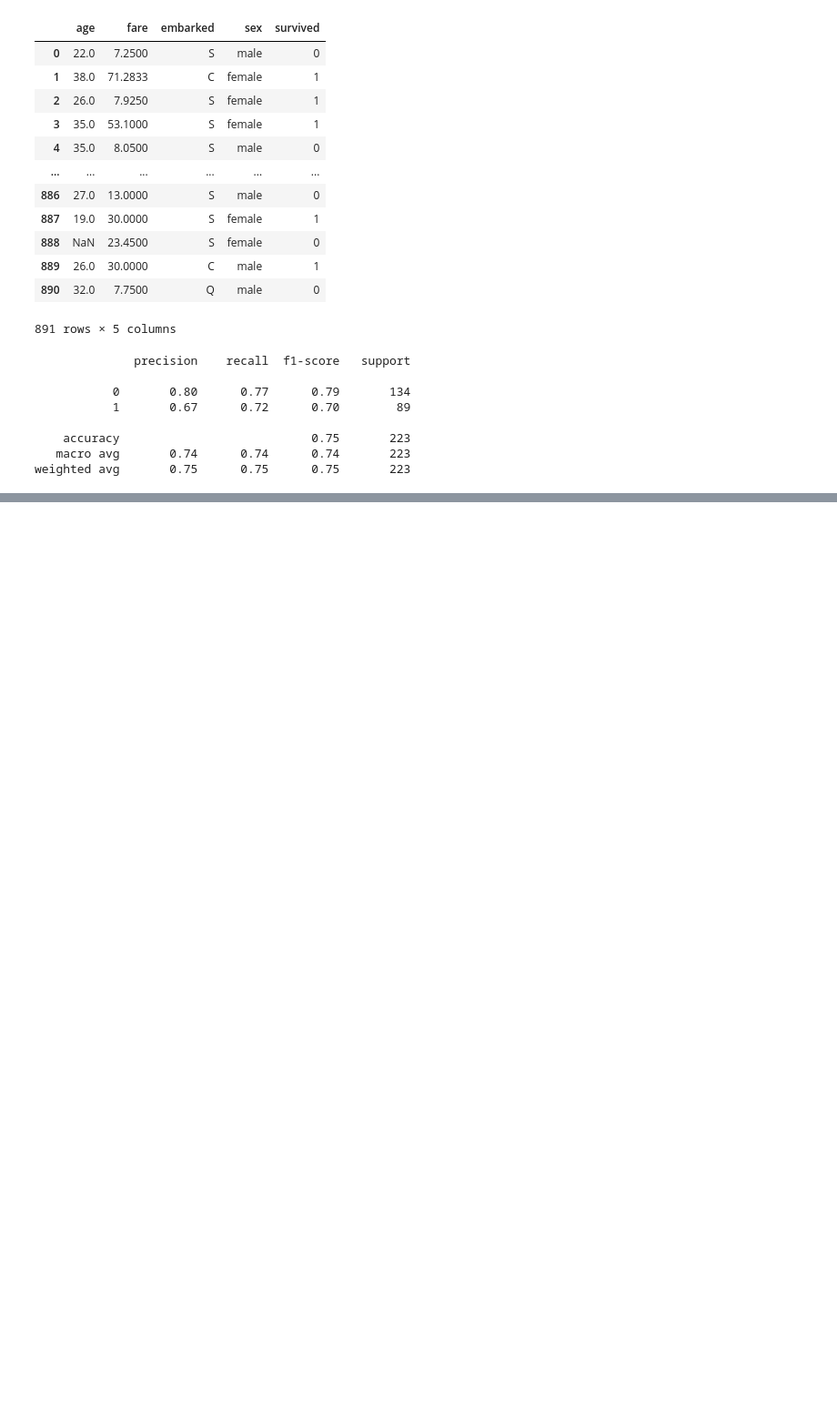
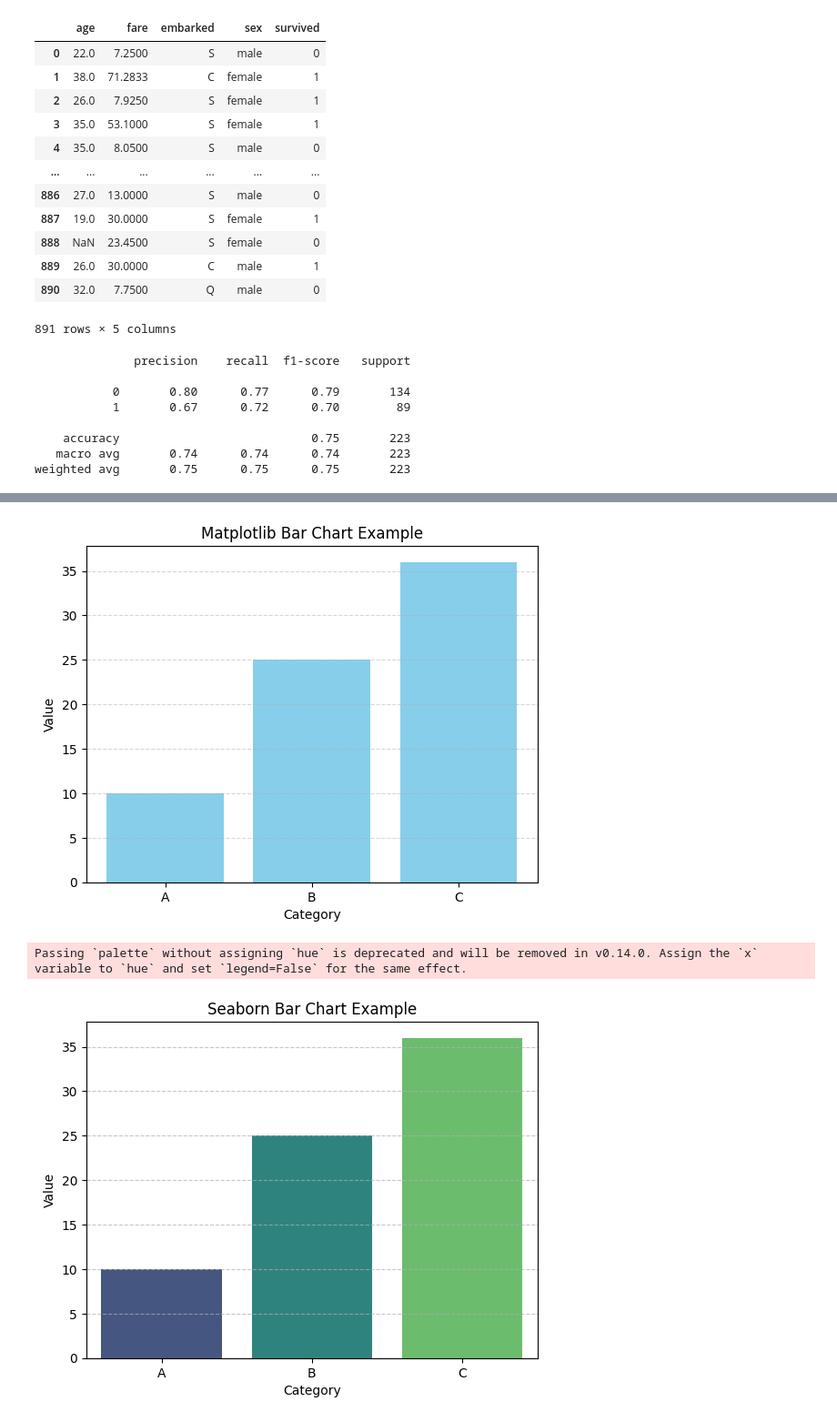
Before and after one commit to Midaso2/project-one, a Jupyter notebook: pandaRecap.ipynb, the cells around one changed output, grey strips where cells are left out. Shown at 91% size. Drawn from its saved outputs; the diff is of its cells as text; code cells hidden in the pictures; blank space fills up the shorter version.

```diff
--- a/pandaRecap.ipynb
+++ b/pandaRecap.ipynb
@@ -610,0 +763,34 @@ weighted avg       0.75      0.75      0.75       223
+# %%
+#Static	Stylish	Statistical plots built on Matplotlib
+import pandas as pd
+import matplotlib.pyplot as plt
+import seaborn as sns
+import plotly.express as px
+
+# Simple sample data
+data = pd.DataFrame({
+    'Category': ['A', 'B', 'C'],
+    'Value': [10, 25, 36]
+})
+
+# Matplotlib
+plt.bar(data['Category'], data['Value'], color='skyblue')
+plt.title('Matplotlib Bar Chart Example')
+plt.xlabel('Category')
+plt.ylabel('Value')
+plt.grid(axis='y', linestyle='--', alpha=0.5)
+plt.show()
+
+# Seaborn
+sns.barplot(x='Category', y='Value', data=data, palette='viridis')
+plt.title('Seaborn Bar Chart Example')
+plt.grid(axis='y', linestyle='--', alpha=0.7)
+plt.show()
+
+# Plotly
+fig = px.bar(data, x='Category', y='Value', title="Plotly Bar Chart Example")
+fig.show()
+# %% [output]
+[figure, added]
+Passing `palette` without assigning `hue` is deprecated and will be removed in v0.14.0. Assign the `x` variable to `hue` and set `legend=False` for the same effect.
+[figure, added]
```
Also changed, not shown: parts of 6 cells of this notebook.
